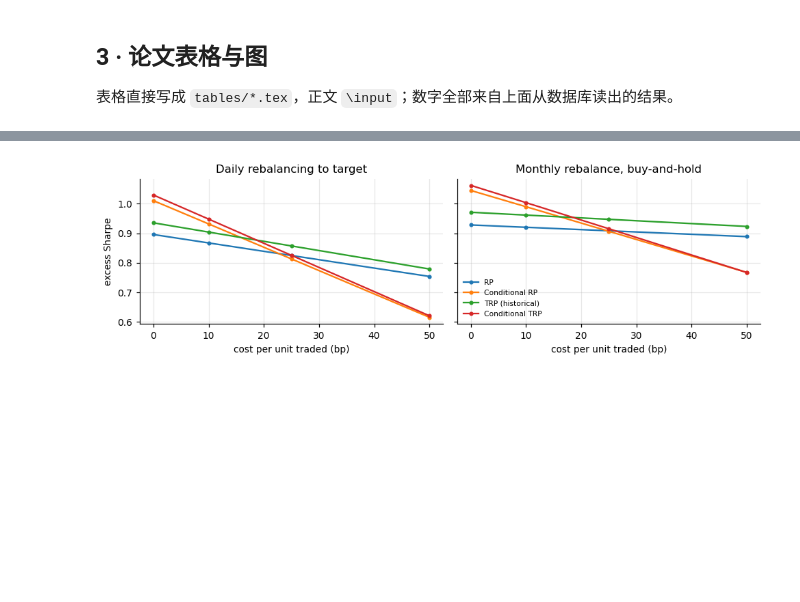
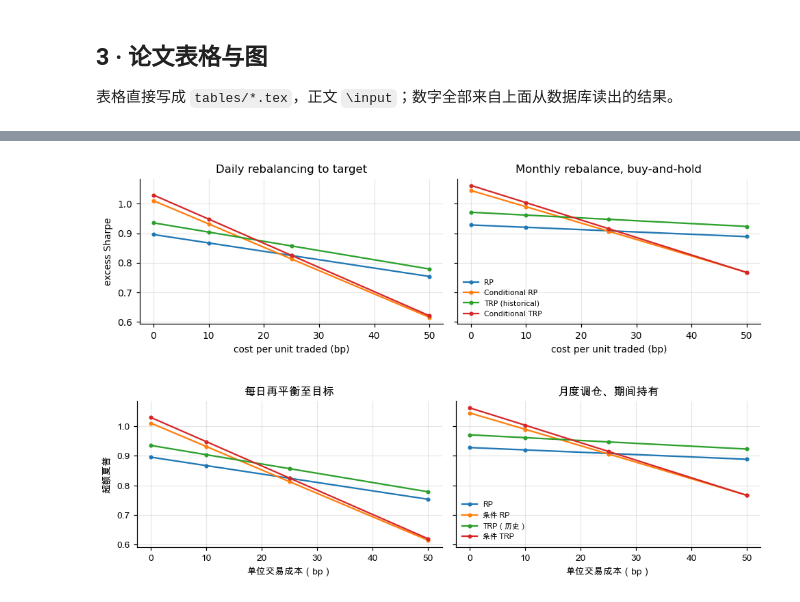
Before and after one commit to lshangro-png/tail-risk-cn, a Jupyter notebook: paper/research_note.ipynb, the cells around one changed output, grey strips where cells are left out. Drawn from its saved outputs; the diff is of its cells as text; code cells hidden in the pictures; blank space fills up the shorter version.

```diff
--- a/paper/research_note.ipynb
+++ b/paper/research_note.ipynb
@@ -361,18 +415,25 @@ Student-$t$ & 1.13\% & 3/7 & 1/7 & 7/7 & 2/7 & 1.00 \\
 \end{table}
 # %%
 # 图 2：超额夏普随交易成本的变化
-fig, axes = plt.subplots(1, 2, figsize=(9, 2.8), sharey=True)
-LAB = {"风险平价": "RP", "风险平价-条件": "Conditional RP", "TRP-历史": "TRP (historical)", "TRP-条件": "Conditional TRP",
-       "等权": "Equal weight"}
-for ax, mode in zip(axes, ["每日再平衡", "月度调仓、期间持有"]):
-    for k, lab in LAB.items():
-        if k == "等权":
-            continue
-        ys = [TCOST.loc[k, f"{mode}|超额夏普 {b}bp"] for b in (0, 10, 25, 50)]
-        ax.plot([0, 10, 25, 50], ys, marker="o", ms=3, label=lab)
-    ax.set_title({"每日再平衡": "Daily rebalancing to target", "月度调仓、期间持有": "Monthly rebalance, buy-and-hold"}[mode])
-    ax.set_xlabel("cost per unit traded (bp)")
-axes[0].set_ylabel("excess Sharpe"); axes[1].legend(frameon=False, fontsize=7)
-plt.tight_layout(); fig.savefig(OUT / "figures" / "fig_trp_costs.pdf"); plt.show()
+FIG2 = {"en": {"labels": {"风险平价": "RP", "风险平价-条件": "Conditional RP", "TRP-历史": "TRP (historical)",
+                          "TRP-条件": "Conditional TRP"},
+               "titles": {"每日再平衡": "Daily rebalancing to target", "月度调仓、期间持有": "Monthly rebalance, buy-and-hold"},
+               "x": "cost per unit traded (bp)", "y": "excess Sharpe"},
+        "zh": {"labels": {"风险平价": "RP", "风险平价-条件": "条件 RP", "TRP-历史": "TRP（历史）", "TRP-条件": "条件 TRP"},
+               "titles": {"每日再平衡": "每日再平衡至目标", "月度调仓、期间持有": "月度调仓、期间持有"},
+               "x": "单位交易成本（bp）", "y": "超额夏普"}}
+for lang, L in FIG2.items():
+    with plt.rc_context(RC[lang]):
+        fig, axes = plt.subplots(1, 2, figsize=(9, 2.8), sharey=True)
+        for ax, mode in zip(axes, ["每日再平衡", "月度调仓、期间持有"]):
+            for k, lab in L["labels"].items():
+                ys = [TCOST.loc[k, f"{mode}|超额夏普 {b}bp"] for b in (0, 10, 25, 50)]
+                ax.plot([0, 10, 25, 50], ys, marker="o", ms=3, label=lab)
+            ax.set_title(L["titles"][mode])
+            ax.set_xlabel(L["x"])
+        axes[0].set_ylabel(L["y"]); axes[1].legend(frameon=False, fontsize=7)
+        plt.tight_layout(); fig.savefig(OUT / "figures" / ("fig_trp_costs.pdf" if lang == "en" else "zh/fig_trp_costs.pdf"))
+        plt.show()
 # %% [output]
 [figure]
+[figure, added]
```
Also changed, not shown: parts of 3 cells of this notebook, 14 other files.
